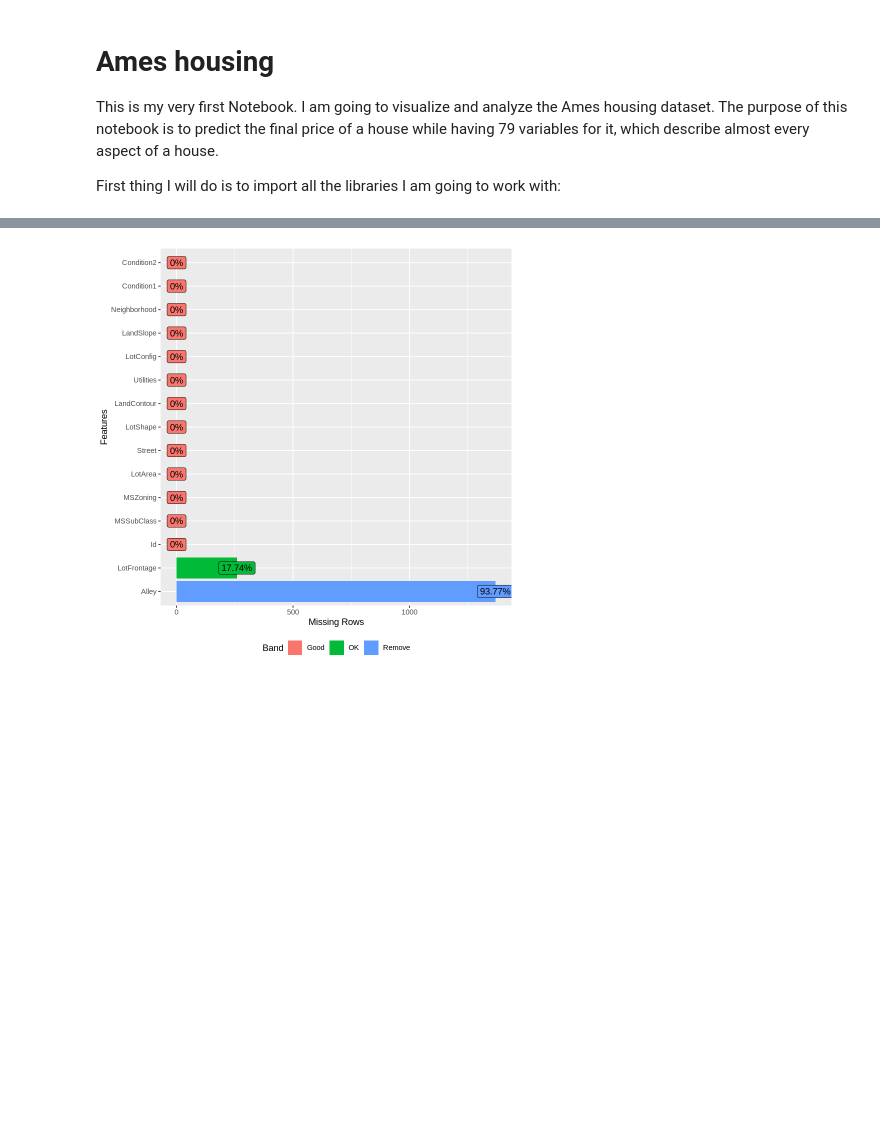
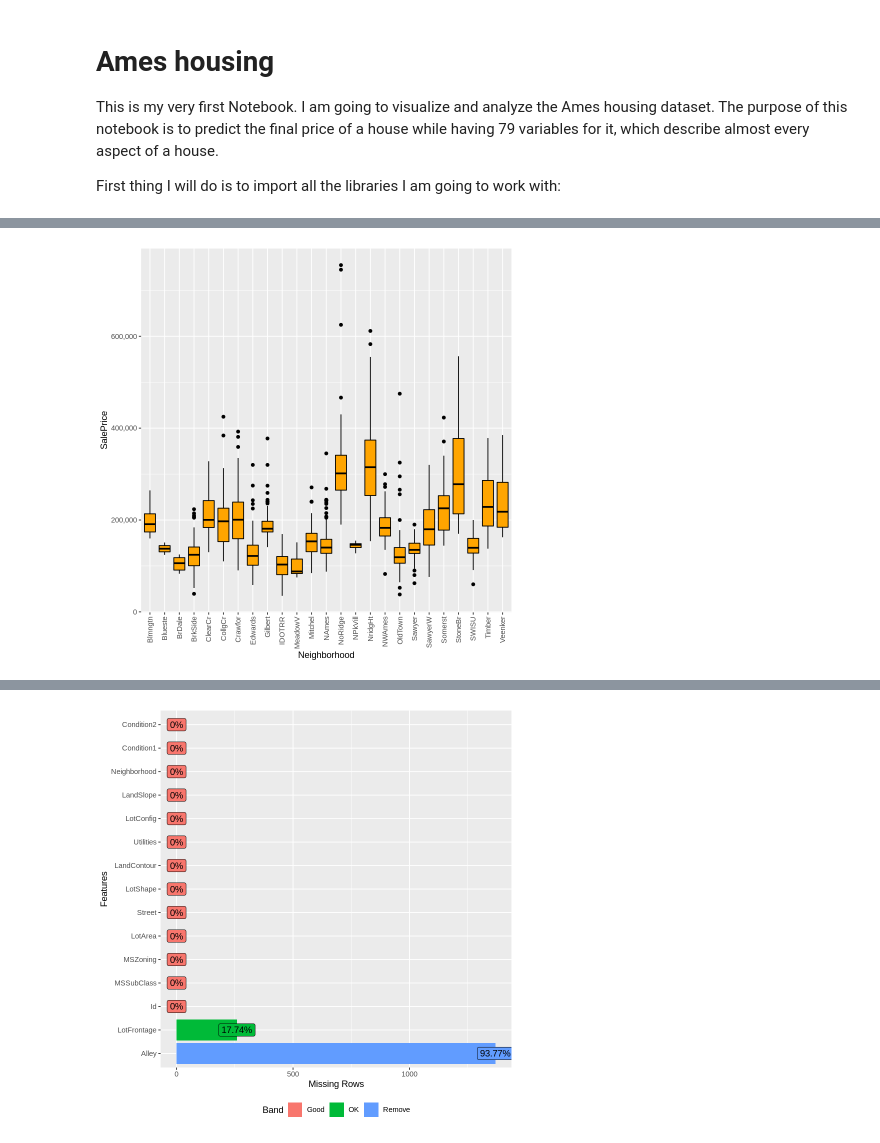
Before and after one commit to katlidakis/first, a Jupyter notebook: Ameshousing.ipynb, the cells around one changed output, grey strips where cells are left out. Cells and saved outputs as stored; diff of their text form; code cells hidden in the pictures; blank space fills up the shorter version.

```diff
--- a/Ameshousing.ipynb
+++ b/Ameshousing.ipynb
@@ -26,0 +44,6 @@ test<-read.csv("test.csv")
+# %%
+ggplot(train, aes(x=Neighborhood,y=SalePrice)) + geom_boxplot(color="black", fill="orange")+
+theme(axis.text.x = element_text(angle = 90, vjust = 0.5, hjust=1))+
+scale_y_continuous(labels = comma)
+# %% [output]
+[figure, added]
```
Also changed, not shown: parts of 9 cells of this notebook.
